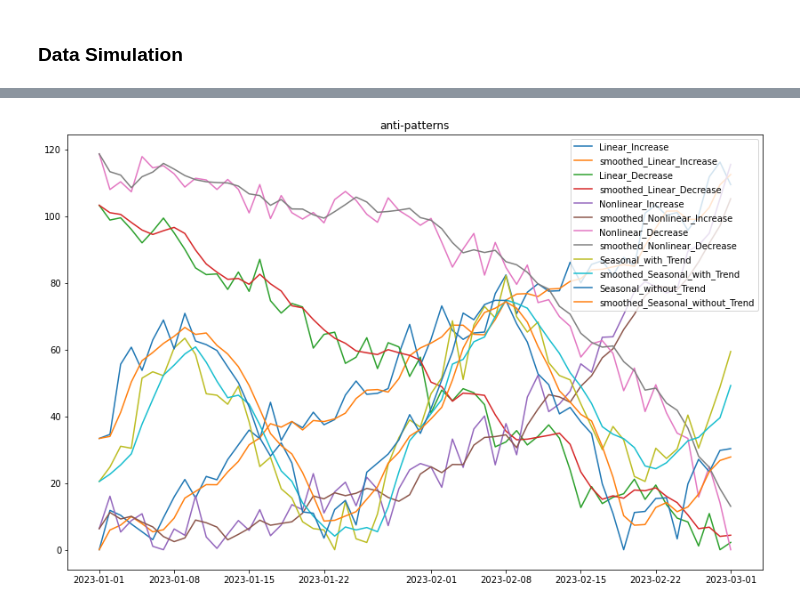
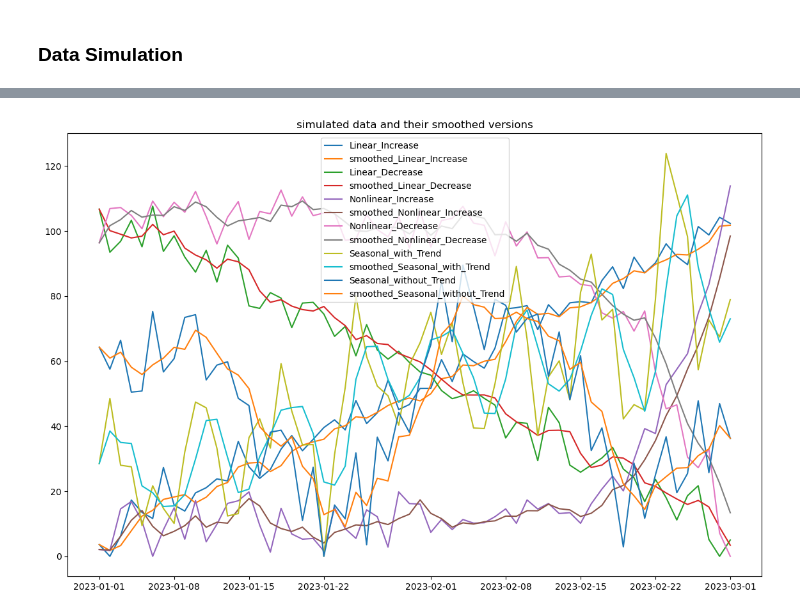
Before and after one commit to mjbrv/Utils, a Jupyter notebook: Data_Simulation_and_Utilization_level/overUtilized_underUtilized_Detectors.ipynb, the cells around one changed output, grey strips where cells are left out. Drawn from its saved outputs; the diff is of its cells as text; code cells hidden in the pictures.

Commit message:
data simulation and utilization

```diff
--- a/Data_Simulation_and_Utilization_level/overUtilized_underUtilized_Detectors.ipynb
+++ b/Data_Simulation_and_Utilization_level/overUtilized_underUtilized_Detectors.ipynb
@@ -10,8 +10,8 @@ import matplotlib.pyplot as plt
 simulator = TimeSeriesSimulator(start='2023-01-01', end='2023-03-01', freq='D')
 df_linear_increase = simulator.linear_increase(plot=True, noise_level=5)
 df_linear_decrease = simulator.linear_decrease(plot=True, noise_level=5)
-df_nonlinear_increase = simulator.nonlinear_increase(exponent=3, plot=True, noise_level=5)
-df_nonlinear_decrease = simulator.nonlinear_decrease(exponent=3, plot=True, noise_level=5)
-df_seasonal_with_trend = simulator.seasonal_changes_with_trend(amplitude=30, plot=True, noise_level=5)
-df_seasonal_without_trend = simulator.seasonal_changes_without_trend(amplitude=30, plot=True, noise_level=5)
+df_nonlinear_increase = simulator.nonlinear_increase(exponent=9, plot=True, noise_level=5)
+df_nonlinear_decrease = simulator.nonlinear_decrease(exponent=6, plot=True, noise_level=5)
+df_seasonal_with_trend = simulator.seasonal_changes_with_trend(amplitude=20, frequency=8, trend_slope=6, plot=True, noise_level=12)
+df_seasonal_without_trend = simulator.seasonal_changes_without_trend(amplitude=30, frequency=2, plot=True, noise_level=10)
 # %% [output]
@@ -57,13 +57,13 @@ df_simulated = smooth_columns(df_simulated, df_simulated.columns)
 # %%
 plt.figure(figsize=(14, 9))
 for col in original_cols:
     plt.plot(df_simulated[col], label=col)
     plt.plot(df_simulated['smoothed_'+col], label='smoothed_'+col)
-plt.title('anti-patterns')
+plt.title('simulated data and their smoothed versions')
 plt.legend()
 plt.show()
 # %% [output]
-[figure, old version]
+[figure, new version]
 # %%
 def underutilized_detect(df, columns_to_check, lu_threshold, target_duration, duration_threshold):
     """
```
Also changed, not shown: parts of 5 cells of this notebook, 1 other file.
